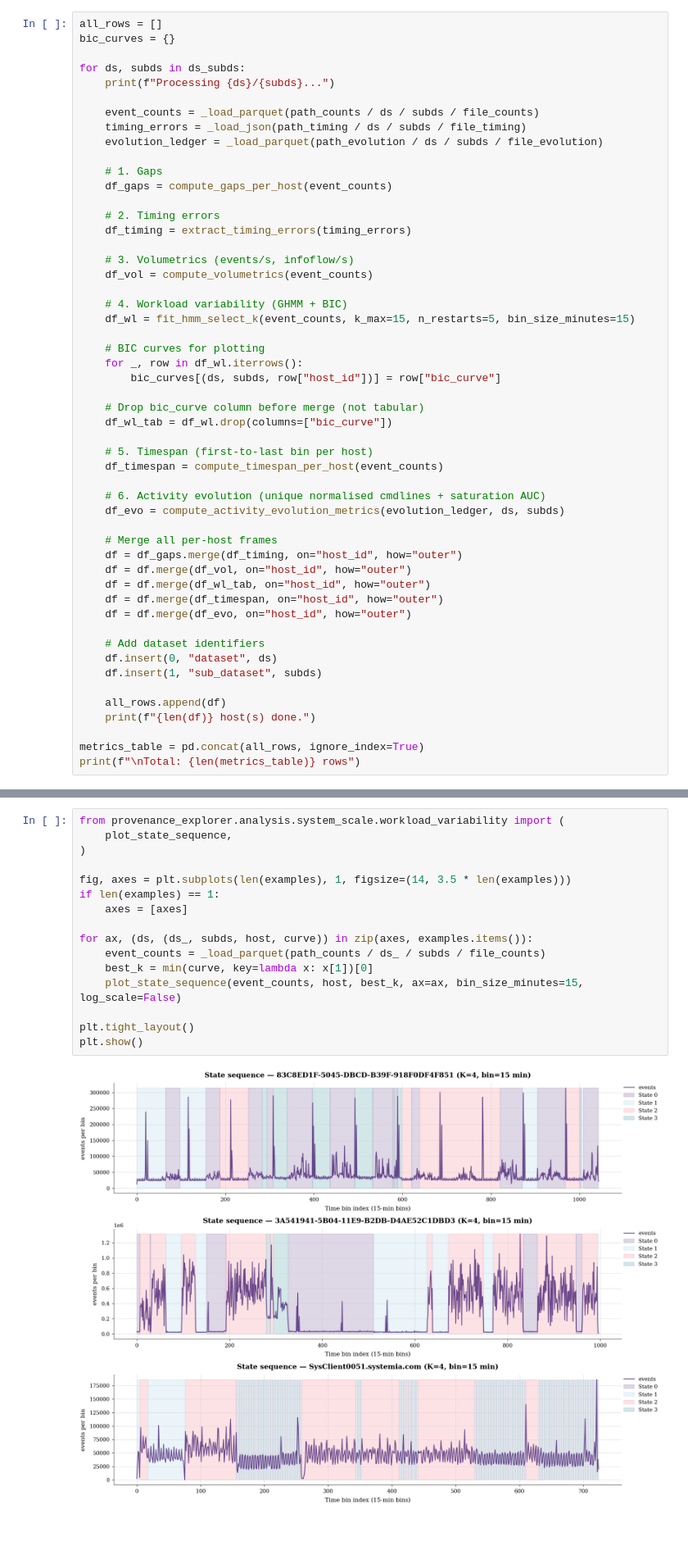
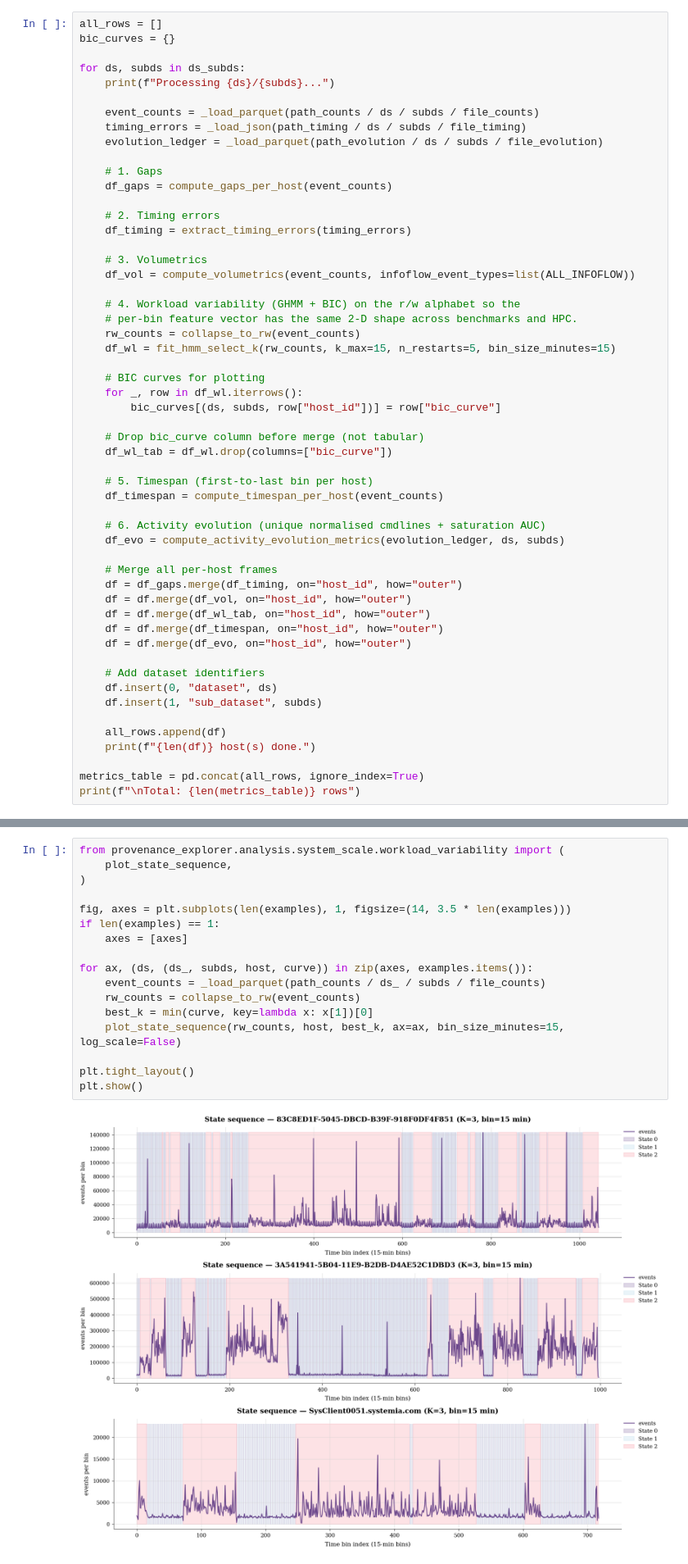
Before and after one commit to phSOLAIRE/provenance-benchmark-explorer, a Jupyter notebook: notebooks/per_host_metrics.ipynb, the cells around one changed output, grey strips where cells are left out. Shown at 82% size. Cells and saved outputs as stored; diff of their text form; blank space fills up the shorter version.

```diff
--- a/notebooks/per_host_metrics.ipynb
+++ b/notebooks/per_host_metrics.ipynb
@@ -88,11 +92,13 @@ for ds, subds in ds_subds:
     # 2. Timing errors
     df_timing = extract_timing_errors(timing_errors)
 
-    # 3. Volumetrics (events/s, infoflow/s)
-    df_vol = compute_volumetrics(event_counts)
+    # 3. Volumetrics
+    df_vol = compute_volumetrics(event_counts, infoflow_event_types=list(ALL_INFOFLOW))
 
-    # 4. Workload variability (GHMM + BIC)
-    df_wl = fit_hmm_select_k(event_counts, k_max=15, n_restarts=5, bin_size_minutes=15)
+    # 4. Workload variability (GHMM + BIC) on the r/w alphabet so the
+    # per-bin feature vector has the same 2-D shape across benchmarks and HPC.
+    rw_counts = collapse_to_rw(event_counts)
+    df_wl = fit_hmm_select_k(rw_counts, k_max=15, n_restarts=5, bin_size_minutes=15)
 
     # BIC curves for plotting
     for _, row in df_wl.iterrows():
@@ -289,18 +295,19 @@ plt.show()
 # %%
 from provenance_explorer.analysis.system_scale.workload_variability import (
     plot_state_sequence,
 )
 
 fig, axes = plt.subplots(len(examples), 1, figsize=(14, 3.5 * len(examples)))
 if len(examples) == 1:
     axes = [axes]
 
 for ax, (ds, (ds_, subds, host, curve)) in zip(axes, examples.items()):
     event_counts = _load_parquet(path_counts / ds_ / subds / file_counts)
+    rw_counts = collapse_to_rw(event_counts)
     best_k = min(curve, key=lambda x: x[1])[0]
-    plot_state_sequence(event_counts, host, best_k, ax=ax, bin_size_minutes=15, log_scale=False)
+    plot_state_sequence(rw_counts, host, best_k, ax=ax, bin_size_minutes=15, log_scale=False)
 
 plt.tight_layout()
 plt.show()
 # %% [output]
-[figure, old version]
+[figure, new version]
```
Also changed, not shown: parts of 5 cells of this notebook, 9 other files.
